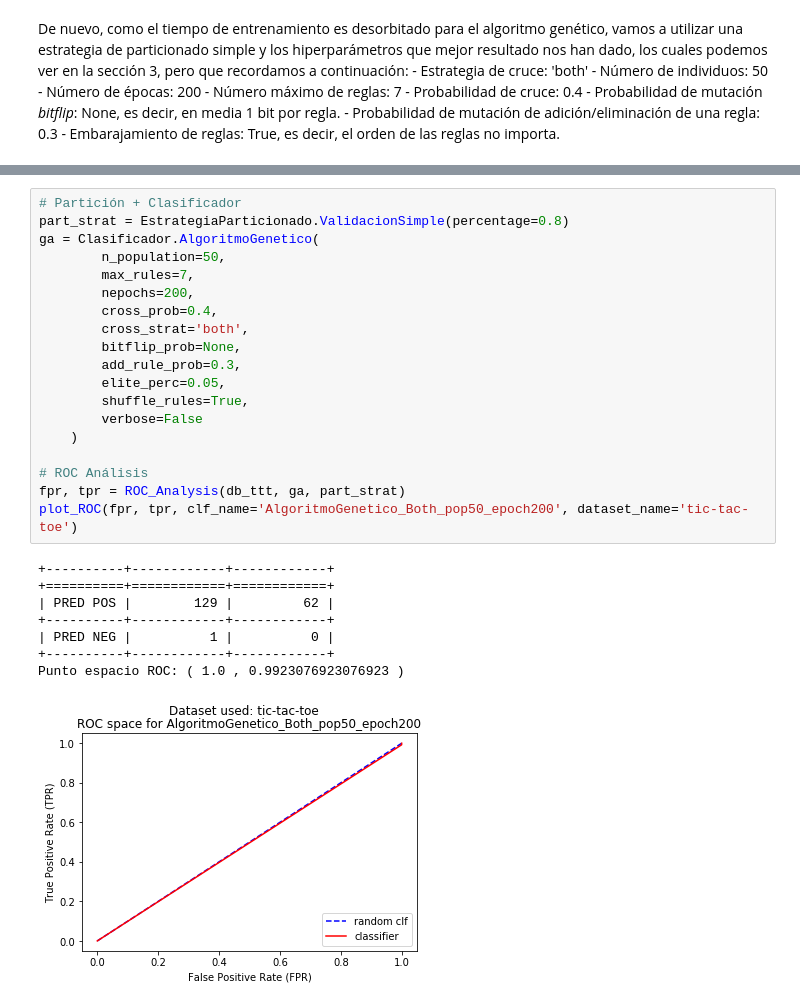
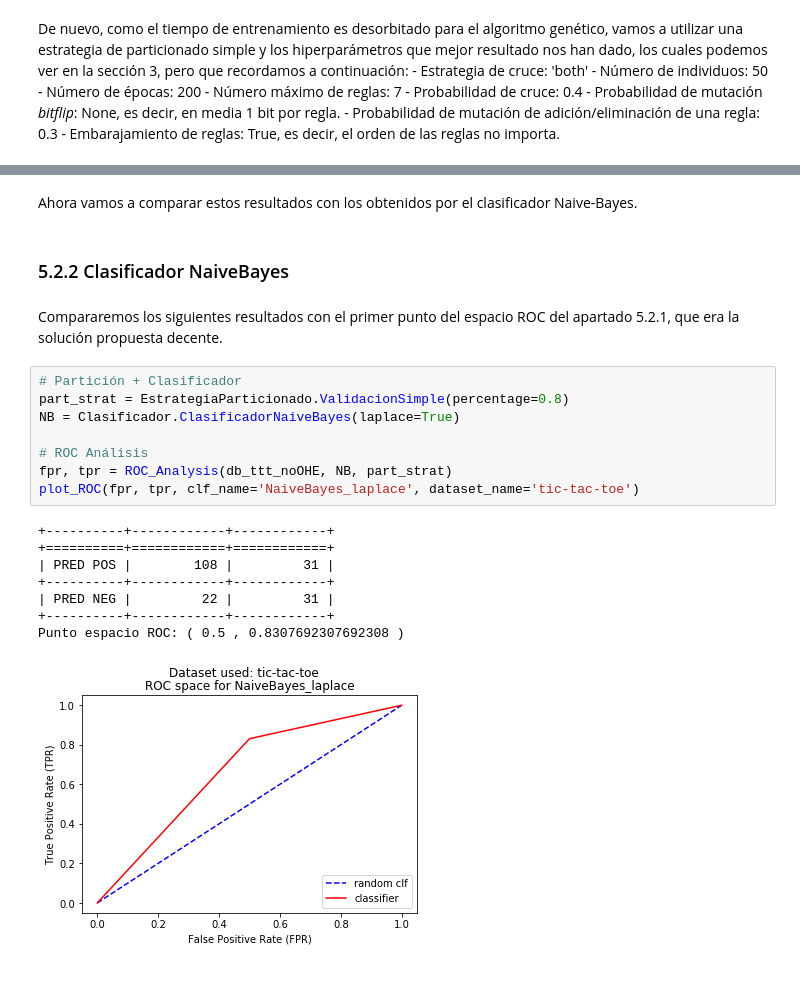
Before and after one commit to AlejandroSantorum/MachineLearning_Assignments, a Jupyter notebook: Assignment3/test_GA.ipynb, the cells around one changed output, grey strips where cells are left out. Saved outputs shown, nothing was run; the diff lists cells and outputs as text; blank space fills up the shorter version.

Commit message:
Add analysis ROC + some section titles

```diff
--- a/Assignment3/test_GA.ipynb
+++ b/Assignment3/test_GA.ipynb
@@ -1587,28 +1635,23 @@ Punto espacio ROC: ( 1.0 , 1.0 )
+# %% [markdown]
+Ahora vamos a comparar estos resultados con los obtenidos por el clasificador Naive-Bayes.
+# %% [markdown]
+### 5.2.2 Clasificador NaiveBayes
+# %% [markdown]
+Compararemos los siguientes resultados con el primer punto del espacio ROC del apartado 5.2.1, que era la solución propuesta decente.
 # %%
 # Partición + Clasificador
 part_strat = EstrategiaParticionado.ValidacionSimple(percentage=0.8)
-ga = Clasificador.AlgoritmoGenetico(
-        n_population=50,
-        max_rules=7,
-        nepochs=200,
-        cross_prob=0.4,
-        cross_strat='both',
-        bitflip_prob=None,
-        add_rule_prob=0.3,
-        elite_perc=0.05,
-        shuffle_rules=True,
-        verbose=False
-    )
+NB = Clasificador.ClasificadorNaiveBayes(laplace=True)
 
 # ROC Análisis
-fpr, tpr = ROC_Analysis(db_ttt, ga, part_strat)
-plot_ROC(fpr, tpr, clf_name='AlgoritmoGenetico_Both_pop50_epoch200', dataset_name='tic-tac-toe')
+fpr, tpr = ROC_Analysis(db_ttt_noOHE, NB, part_strat)
+plot_ROC(fpr, tpr, clf_name='NaiveBayes_laplace', dataset_name='tic-tac-toe')
 # %% [output]
 +----------+------------+------------+
 +==========+============+============+
-| PRED POS |        129 |         62 |
+| PRED POS |        108 |         31 |
 +----------+------------+------------+
-| PRED NEG |          1 |          0 |
+| PRED NEG |         22 |         31 |
 +----------+------------+------------+
-Punto espacio ROC: ( 1.0 , 0.9923076923076923 )
+Punto espacio ROC: ( 0.5 , 0.8307692307692308 )
-[figure, old version]
+[figure, new version]
```
Also changed, not shown: parts of 31 cells of this notebook.
